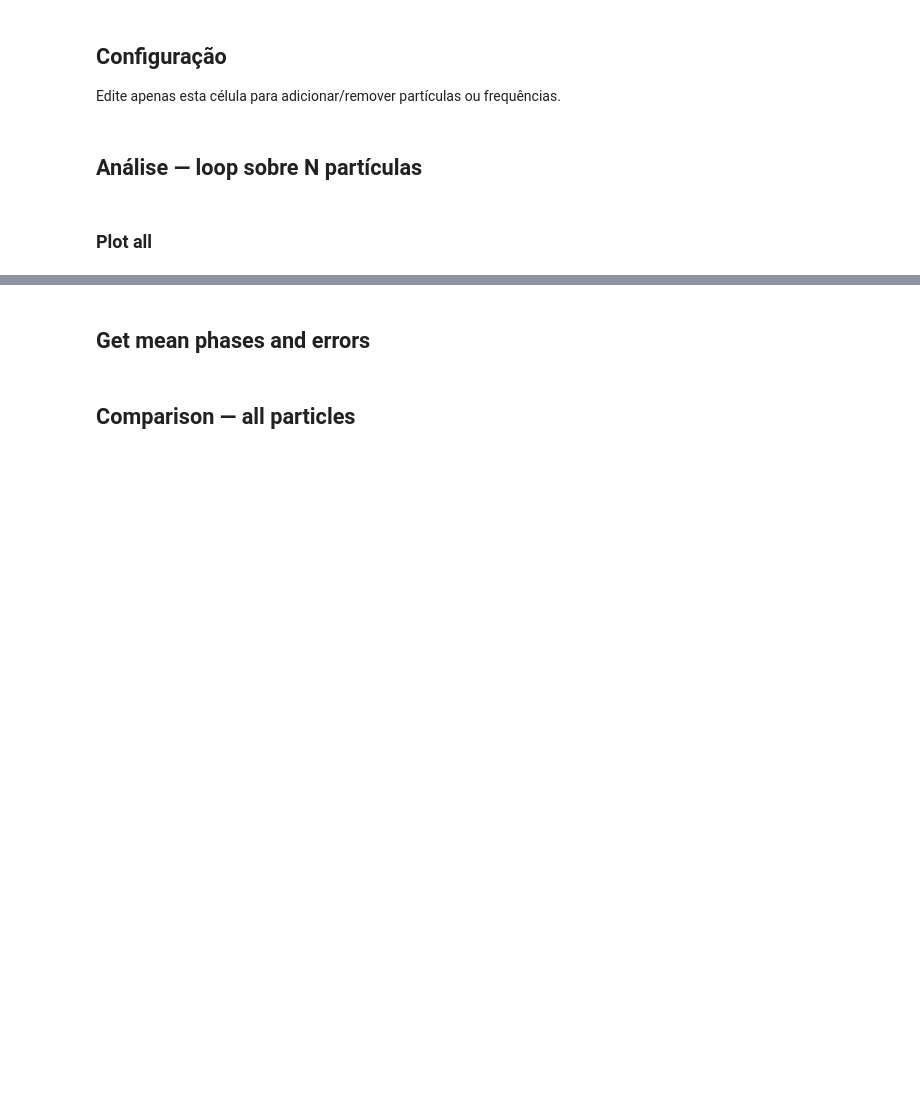
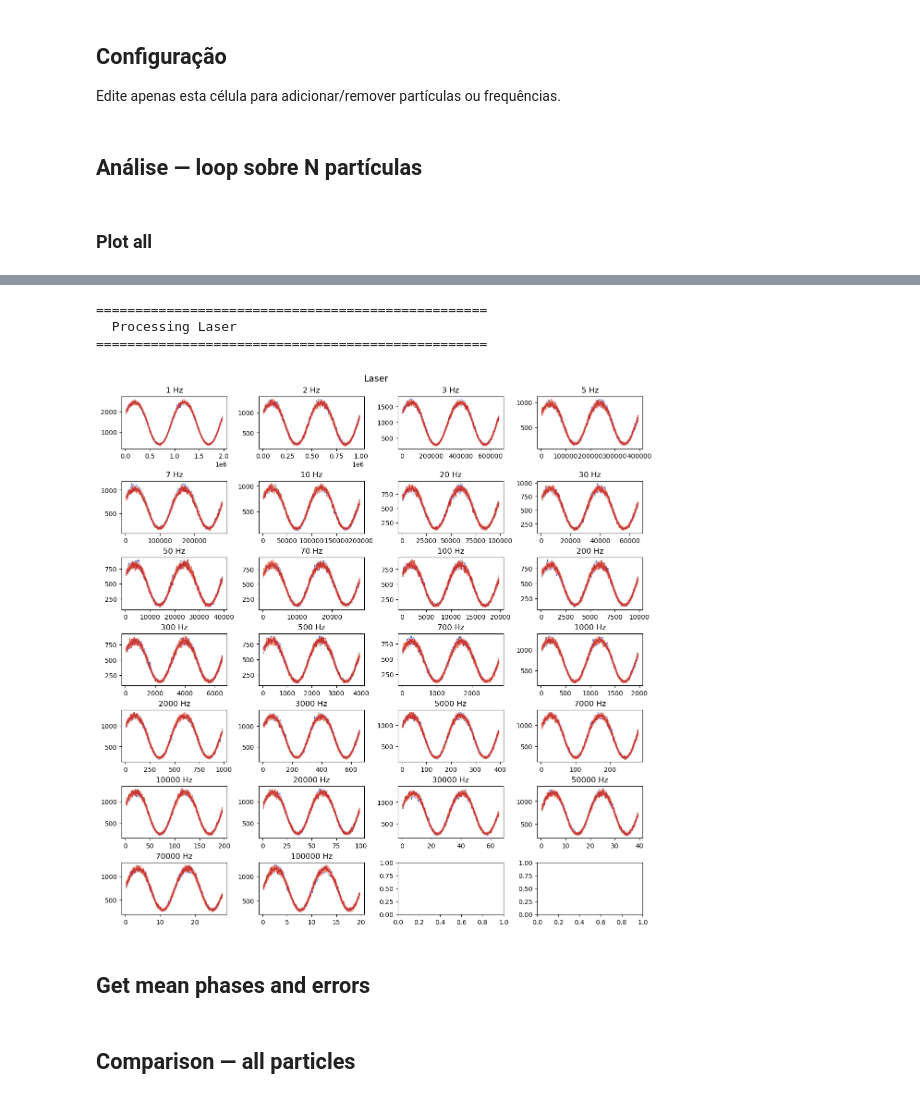
Before and after one commit to habakukc22/bulk-samples-characterization, a Jupyter notebook: Phase_Lag_Y2O3_Er.ipynb, the cells around one changed output, grey strips where cells are left out. Drawn from its saved outputs; the diff is of its cells as text; code cells hidden in the pictures; blank space fills up the shorter version.

```diff
--- a/Phase_Lag_Y2O3_Er.ipynb
+++ b/Phase_Lag_Y2O3_Er.ipynb
@@ -15,11 +24,15 @@ from snr_aux_functions import get_snr_db, plot_time_and_freq_domain
 # %%
 filenames_all = fetch_data_filenames("./raw-data/")
 # %%
-# filenames_all = fetch_data_filenames("./23-05-26")
 exc_data_npy = sorted(
     [
-        extract_data_info_from_path(data_path_npy) for data_path_npy in filenames_all
-        if (("step" in data_path_npy) and (".npy" in data_path_npy) and ("exc_laser" in data_path_npy) and
-            ("sine" in data_path_npy) and ("0.5V_0.4offs" in data_path_npy) and ("y2o3_yb_er_1M" in data_path_npy))
-    ]
-, key=lambda d: d["freq"])
+        extract_data_info_from_path(data_path_npy)
+        for data_path_npy in filenames_all
+        if (
+            ("step" in data_path_npy)
+            and ("raw-data/laser/exc_laser100mA_counts33k" in data_path_npy)
+            and ("_0.5V_0.4offs.npy" in data_path_npy)
+        )
+    ],
+    key=lambda d: d["freq"],
+)
@@ -62,13 +81,18 @@ time_domain_visual_verification(
 # %%
-## Excitation
-# time_domain_visual_verification(
-#     [
-#         {
-#             "p_label": 2,
-#             "p_data": exc_data_npy
-#         }
-#     ]
-# )
+# Excitation
+time_domain_visual_verification(
+    [
+        {
+            "sample_label": "Laser",
+            "sample_data": exc_data_npy
+        }
+    ]
+)
+# %% [output]
+==================================================
+  Processing Laser
+==================================================
+[figure, added]
 # %% [markdown]
 ## Get mean phases and errors
 # %%
```
Also changed, not shown: parts of 15 cells of this notebook.
